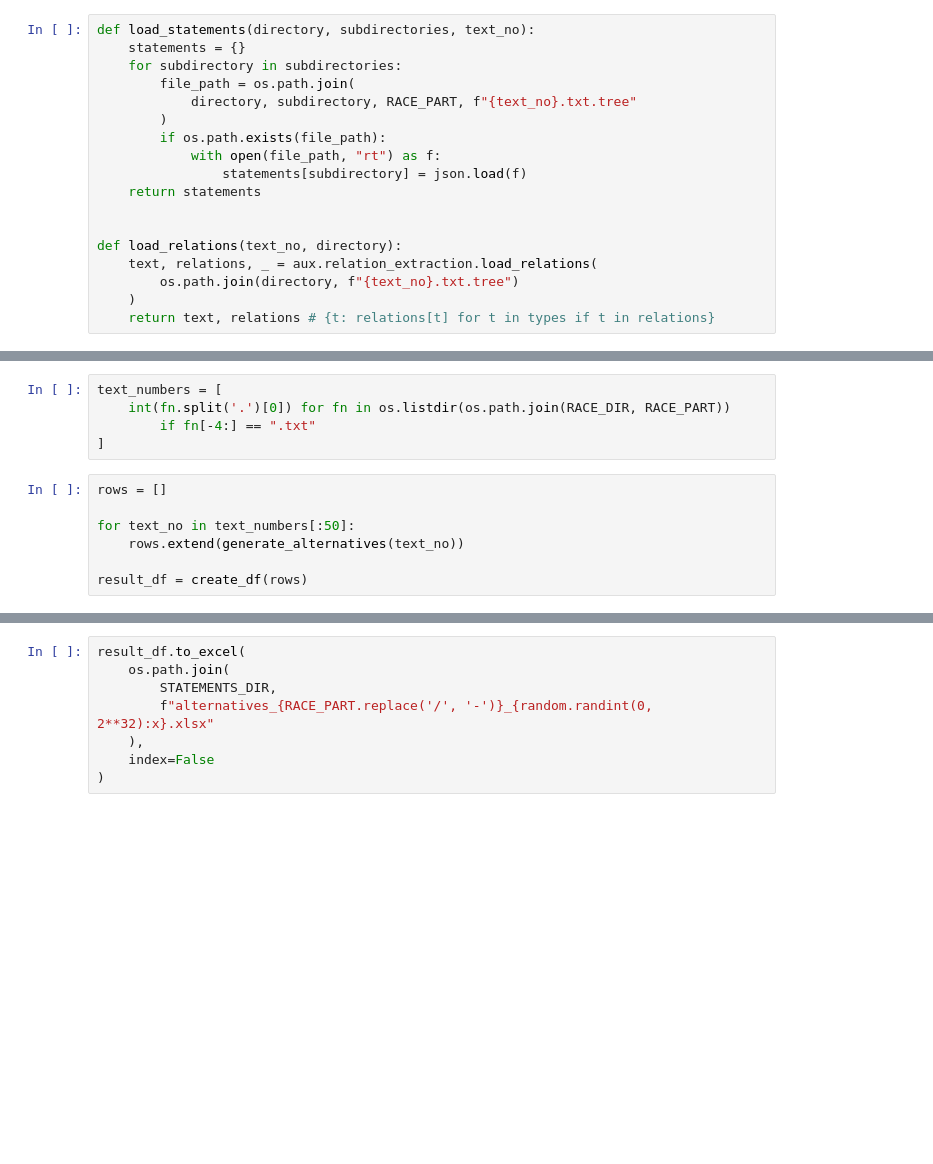
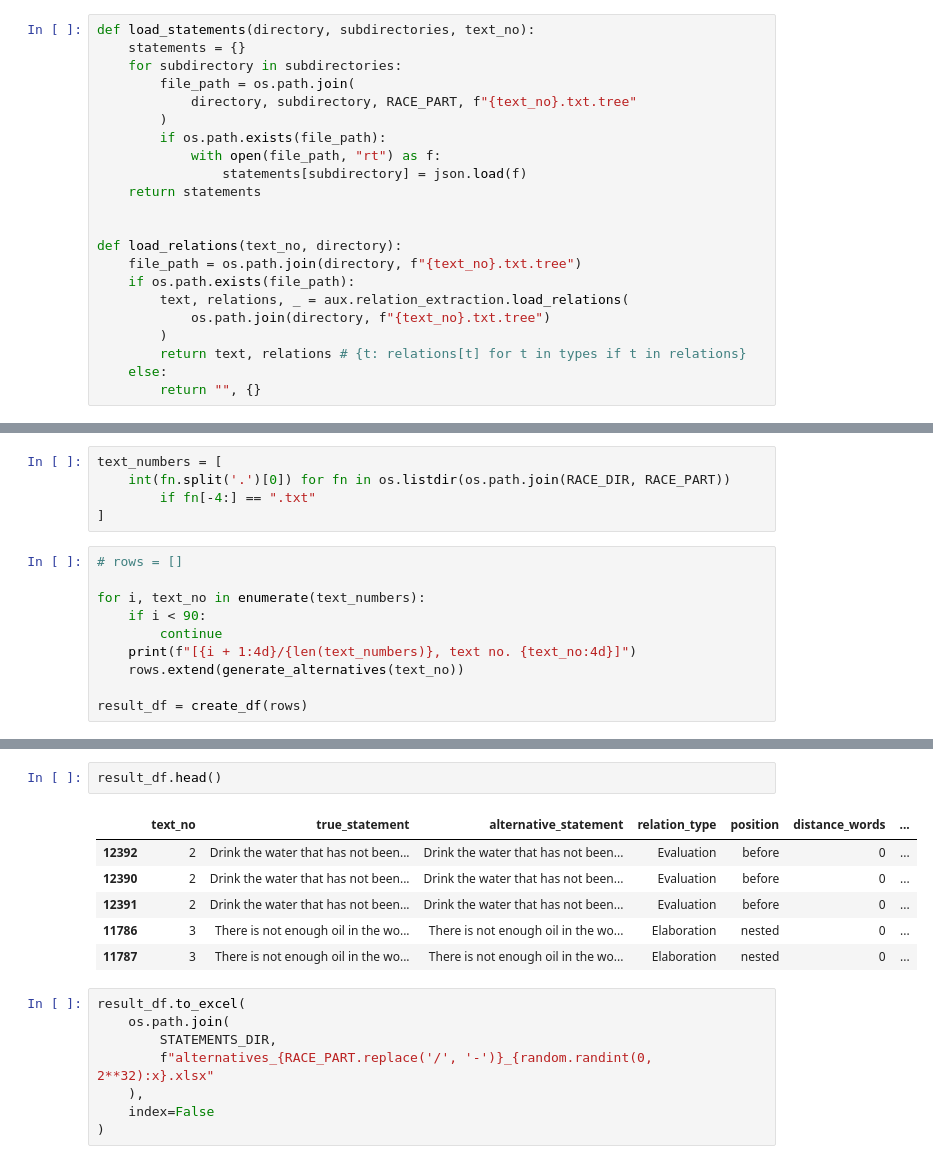
Before and after one commit to JulieKuren/mt, a Jupyter notebook: project/alternatives_generation.ipynb, the cells around one changed output, grey strips where cells are left out. Saved outputs shown, nothing was run; the diff lists cells and outputs as text; blank space fills up the shorter version.

```diff
--- a/project/alternatives_generation.ipynb
+++ b/project/alternatives_generation.ipynb
@@ -58,10 +59,14 @@ def load_statements(directory, subdirectories, text_no):
 
 
 def load_relations(text_no, directory):
-    text, relations, _ = aux.relation_extraction.load_relations(
-        os.path.join(directory, f"{text_no}.txt.tree")
-    )
-    return text, relations # {t: relations[t] for t in types if t in relations}
+    file_path = os.path.join(directory, f"{text_no}.txt.tree")
+    if os.path.exists(file_path):
+        text, relations, _ = aux.relation_extraction.load_relations(
+            os.path.join(directory, f"{text_no}.txt.tree")
+        )
+        return text, relations # {t: relations[t] for t in types if t in relations}
+    else:
+        return "", {}
 # %%
 statements_subdirectories = [
     f for f in os.listdir(STATEMENTS_DIR) if os.path.isdir(os.path.join(STATEMENTS_DIR, f))
@@ -275,9 +281,12 @@ text_numbers = [
         if fn[-4:] == ".txt"
 ]
 # %%
-rows = []
+# rows = []
 
-for text_no in text_numbers[:50]:
+for i, text_no in enumerate(text_numbers):
+    if i < 90:
+        continue
+    print(f"[{i + 1:4d}/{len(text_numbers)}, text no. {text_no:4d}]")
     rows.extend(generate_alternatives(text_no))
 
 result_df = create_df(rows)
@@ -284,3 +311,12 @@ result_df = create_df(rows)
+# %%
+result_df.head()
+# %% [output]
+|  | text_no | true_statement | alternative_statement | relation_type | position | distance_words | ... |
+| 12392 | 2 | Drink the water that has not been... | Drink the water that has not been... | Evaluation | before | 0 | ... |
+| 12390 | 2 | Drink the water that has not been... | Drink the water that has not been... | Evaluation | before | 0 | ... |
+| 12391 | 2 | Drink the water that has not been... | Drink the water that has not been... | Evaluation | before | 0 | ... |
+| 11786 | 3 | There is not enough oil in the wo... | There is not enough oil in the wo... | Elaboration | nested | 0 | ... |
+| 11787 | 3 | There is not enough oil in the wo... | There is not enough oil in the wo... | Elaboration | nested | 0 | ... |
 # %%
 result_df.to_excel(
     os.path.join(
```
Also changed, not shown: parts of 10 cells of this notebook, 13 other files.
